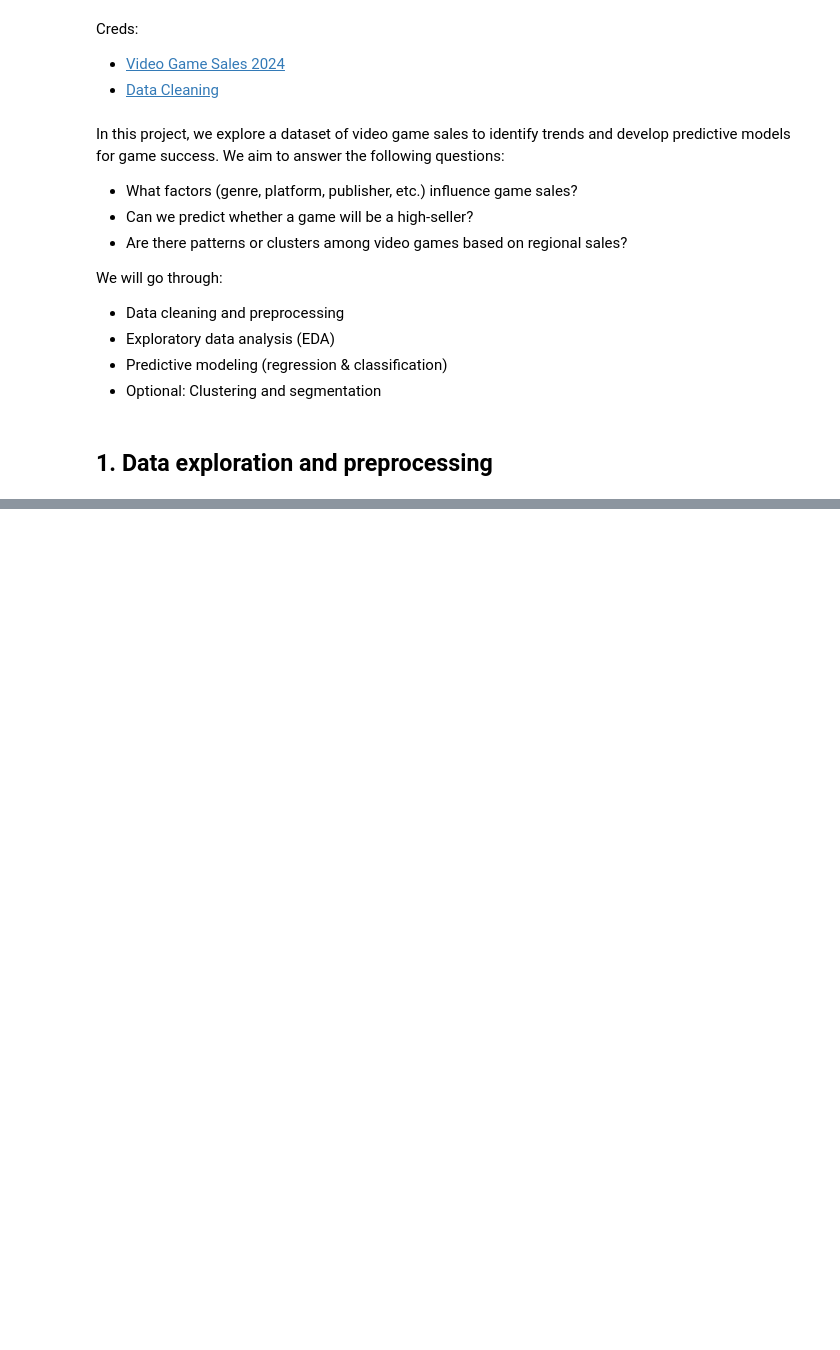
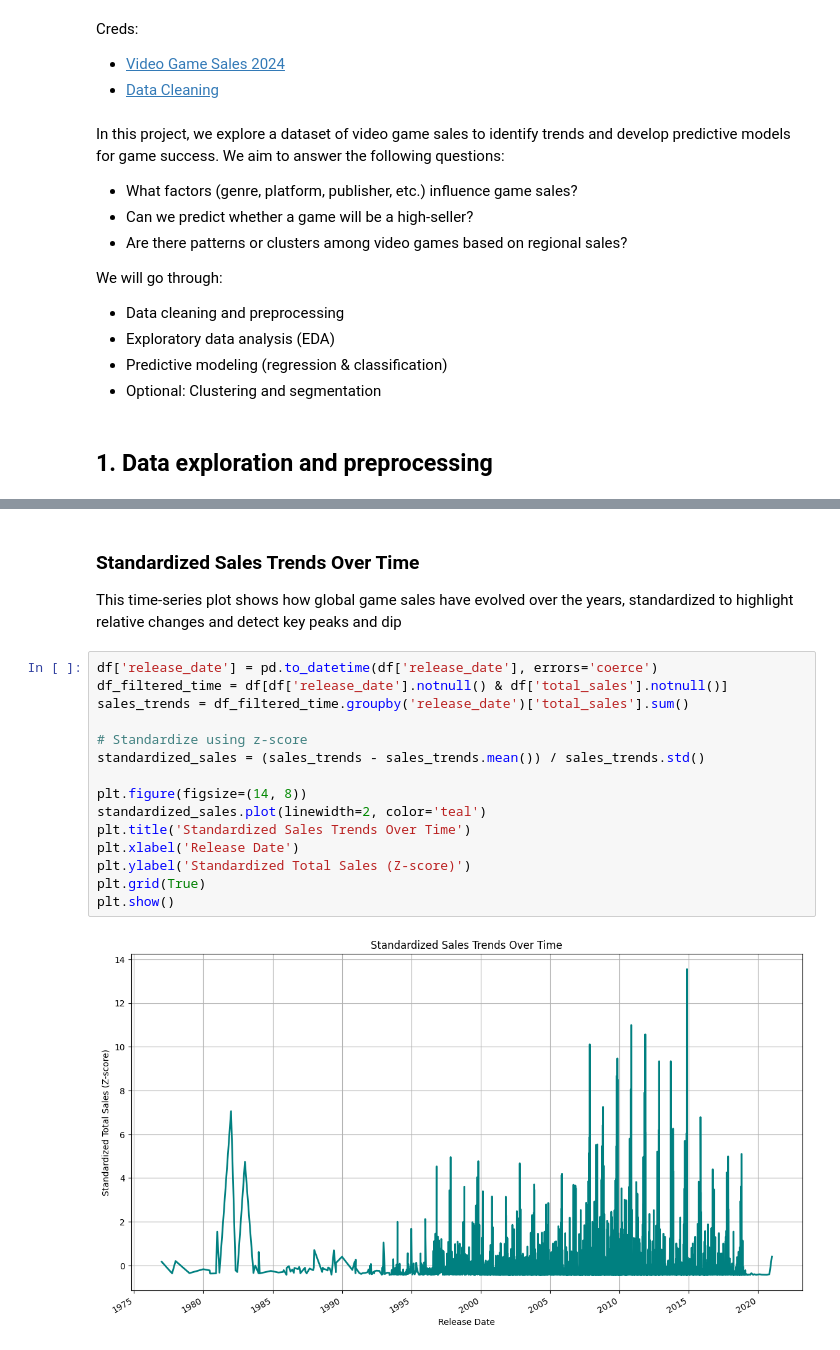
Before and after one commit to William-Baaklini/EWD-Project, a Jupyter notebook: william_baaklini_s34859_ewd_project.ipynb, the cells around one changed output, grey strips where cells are left out. Cells and saved outputs as stored; diff of their text form; blank space fills up the shorter version.

```diff
--- a/william_baaklini_s34859_ewd_project.ipynb
+++ b/william_baaklini_s34859_ewd_project.ipynb
@@ -54,0 +213,21 @@ memory usage: 6.8+ MB
+# %% [markdown]
+### Standardized Sales Trends Over Time
+
+This time-series plot shows how global game sales have evolved over the years, standardized to highlight relative changes and detect key peaks and dip
+# %%
+df['release_date'] = pd.to_datetime(df['release_date'], errors='coerce')
+df_filtered_time = df[df['release_date'].notnull() & df['total_sales'].notnull()]
+sales_trends = df_filtered_time.groupby('release_date')['total_sales'].sum()
+
+# Standardize using z-score
+standardized_sales = (sales_trends - sales_trends.mean()) / sales_trends.std()
+
+plt.figure(figsize=(14, 8))
+standardized_sales.plot(linewidth=2, color='teal')
+plt.title('Standardized Sales Trends Over Time')
+plt.xlabel('Release Date')
+plt.ylabel('Standardized Total Sales (Z-score)')
+plt.grid(True)
+plt.show()
+# %% [output]
+[figure, added]
```
Also changed, not shown: parts of 39 cells of this notebook, 22 other files.
